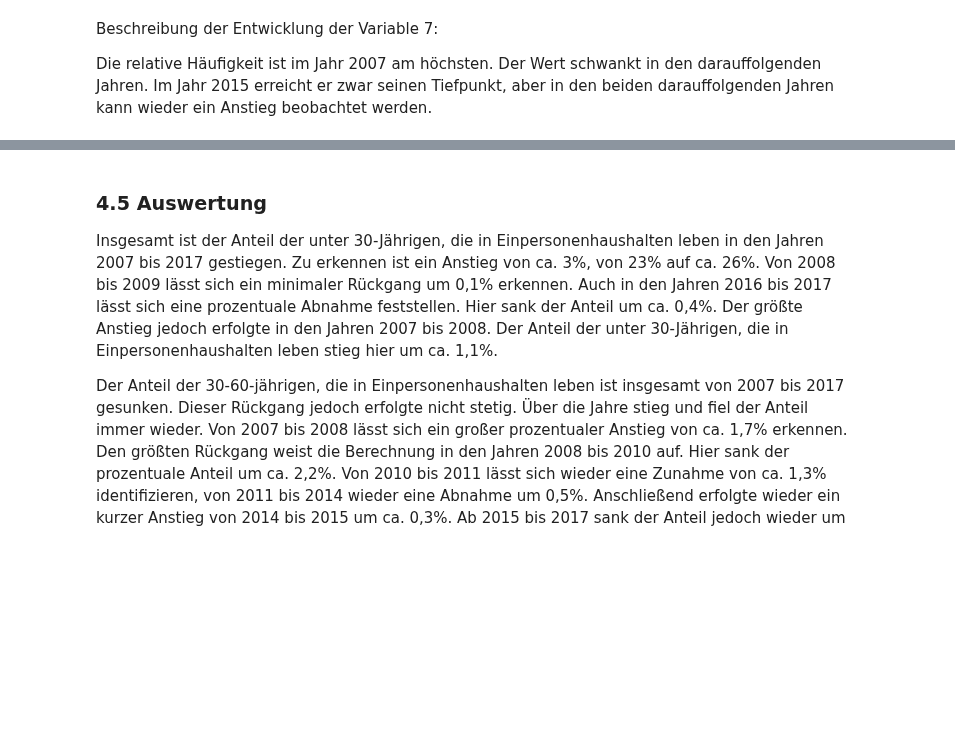
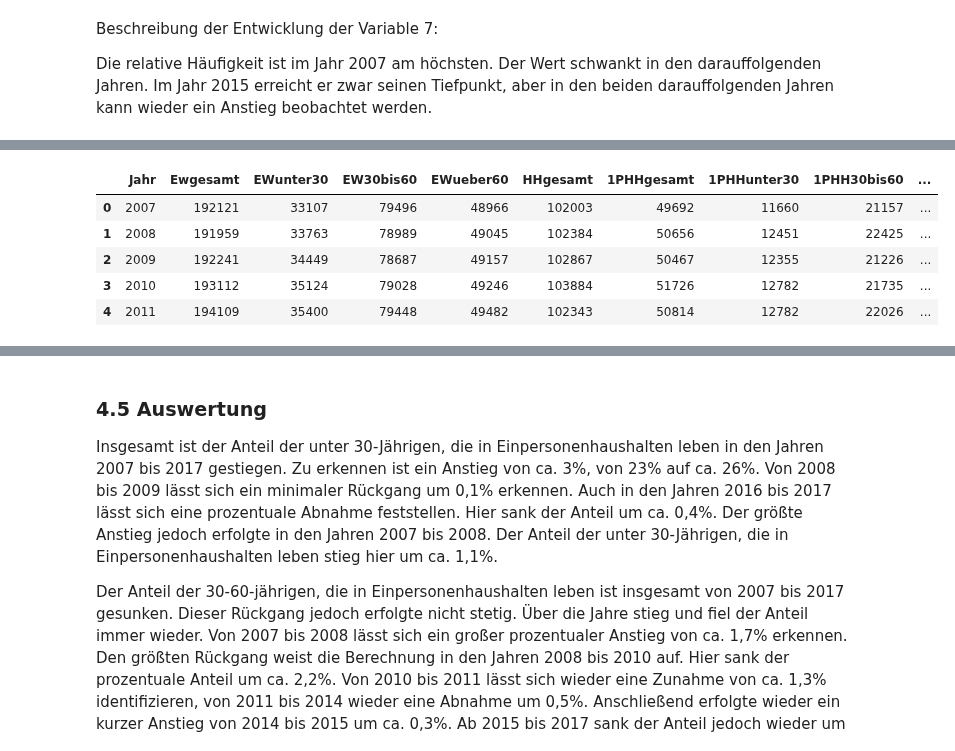
Before and after one commit to tschroeder10961/datascience-urban-segregation, a Jupyter notebook: GruppeD/DatenanalyseKassel_190125.ipynb, the cells around one changed output, grey strips where cells are left out. Drawn from its saved outputs; the diff is of its cells as text; code cells hidden in the pictures; blank space fills up the shorter version.

```diff
--- a/GruppeD/DatenanalyseKassel_190125.ipynb
+++ b/GruppeD/DatenanalyseKassel_190125.ipynb
@@ -592,0 +574,9 @@ plt.show()
+# %%
+kassel.head()
+# %% [output]
+|  | Jahr | Ewgesamt | EWunter30 | EW30bis60 | EWueber60 | HHgesamt | 1PHHgesamt | 1PHHunter30 | 1PHH30bis60 | ... |
+| 0 | 2007 | 192121 | 33107 | 79496 | 48966 | 102003 | 49692 | 11660 | 21157 | ... |
+| 1 | 2008 | 191959 | 33763 | 78989 | 49045 | 102384 | 50656 | 12451 | 22425 | ... |
+| 2 | 2009 | 192241 | 34449 | 78687 | 49157 | 102867 | 50467 | 12355 | 21226 | ... |
+| 3 | 2010 | 193112 | 35124 | 79028 | 49246 | 103884 | 51726 | 12782 | 21735 | ... |
+| 4 | 2011 | 194109 | 35400 | 79448 | 49482 | 102343 | 50814 | 12782 | 22026 | ... |
```
Also changed, not shown: parts of 21 cells of this notebook.
